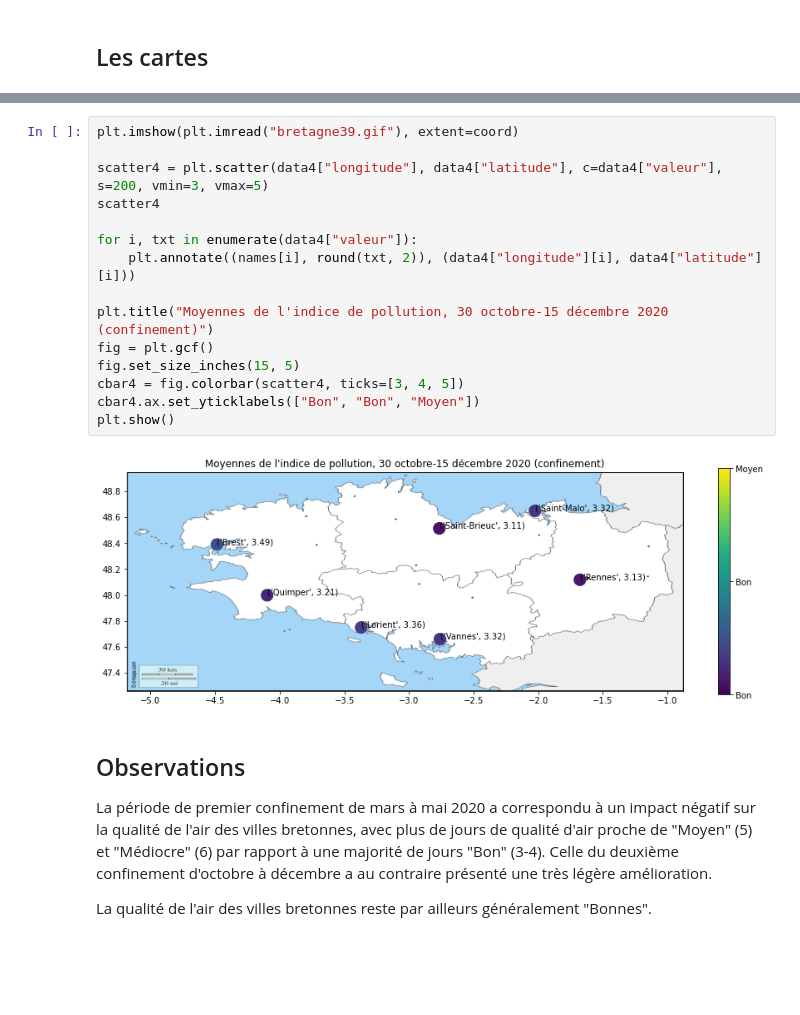
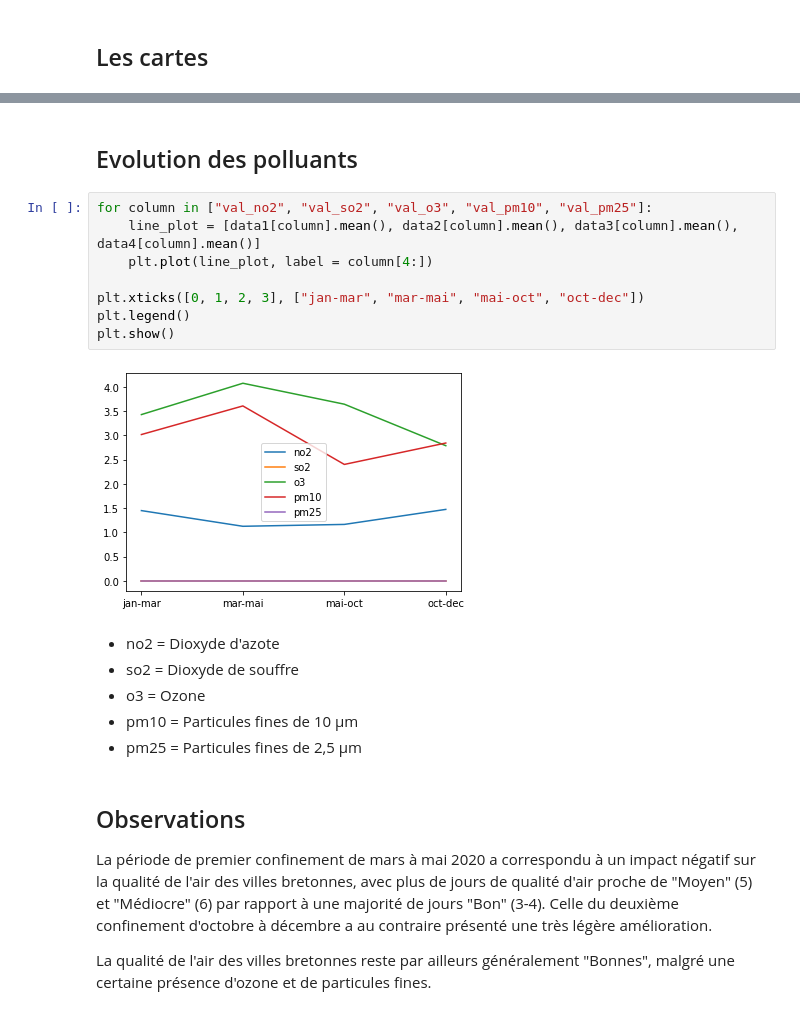
Before and after one commit to BaptisteLEBERRE/Brief-Qualit-de-l-air, a Jupyter notebook: Qualité de l'air en Bretagne.ipynb, the cells around one changed output, grey strips where cells are left out. Saved outputs shown, nothing was run; the diff lists cells and outputs as text; blank space fills up the shorter version.

```diff
--- a/Qualité de l'air en Bretagne.ipynb
+++ b/Qualité de l'air en Bretagne.ipynb
@@ -179,23 +193,24 @@ plt.show()
-# %%
-plt.imshow(plt.imread("bretagne39.gif"), extent=coord)
-
-scatter4 = plt.scatter(data4["longitude"], data4["latitude"], c=data4["valeur"], s=200, vmin=3, vmax=5)
-scatter4
-
-for i, txt in enumerate(data4["valeur"]):
-    plt.annotate((names[i], round(txt, 2)), (data4["longitude"][i], data4["latitude"][i]))
-
-plt.title("Moyennes de l'indice de pollution, 30 octobre-15 décembre 2020 (confinement)")
-fig = plt.gcf()
-fig.set_size_inches(15, 5)
-cbar4 = fig.colorbar(scatter4, ticks=[3, 4, 5])
-cbar4.ax.set_yticklabels(["Bon", "Bon", "Moyen"])
-plt.show()
-# %% [output]
-[figure, removed]
+# %% [markdown]
+## Evolution des polluants
+# %%
+for column in ["val_no2", "val_so2", "val_o3", "val_pm10", "val_pm25"]:
+    line_plot = [data1[column].mean(), data2[column].mean(), data3[column].mean(), data4[column].mean()]
+    plt.plot(line_plot, label = column[4:])
+
+plt.xticks([0, 1, 2, 3], ["jan-mar", "mar-mai", "mai-oct", "oct-dec"])
+plt.legend()
+plt.show()
+# %% [output]
+[figure, added]
+# %% [markdown]
+* no2 = Dioxyde d'azote
+* so2 = Dioxyde de souffre
+* o3 = Ozone
+* pm10 = Particules fines de 10 μm
+* pm25 = Particules fines de 2,5 μm
 # %% [markdown]
 ## Observations
 
 La période de premier confinement de mars à mai 2020 a correspondu à un impact négatif sur la qualité de l'air des villes bretonnes, avec plus de jours de qualité d'air proche de "Moyen" (5) et "Médiocre" (6) par rapport à une majorité de jours "Bon" (3-4). Celle du deuxième confinement d'octobre à décembre a au contraire présenté une très légère amélioration.
 
-La qualité de l'air des villes bretonnes reste par ailleurs généralement "Bonnes".
+La qualité de l'air des villes bretonnes reste par ailleurs généralement "Bonnes", malgré une certaine présence d'ozone et de particules fines.
```
Also changed, not shown: parts of 3 cells of this notebook.
